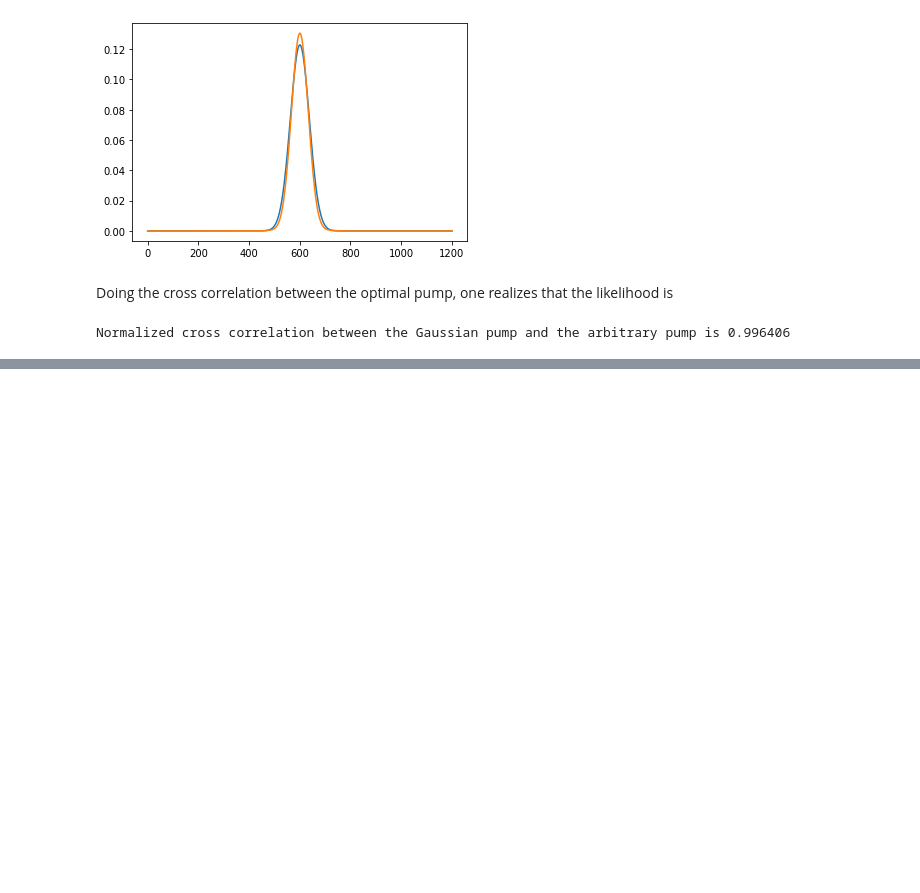
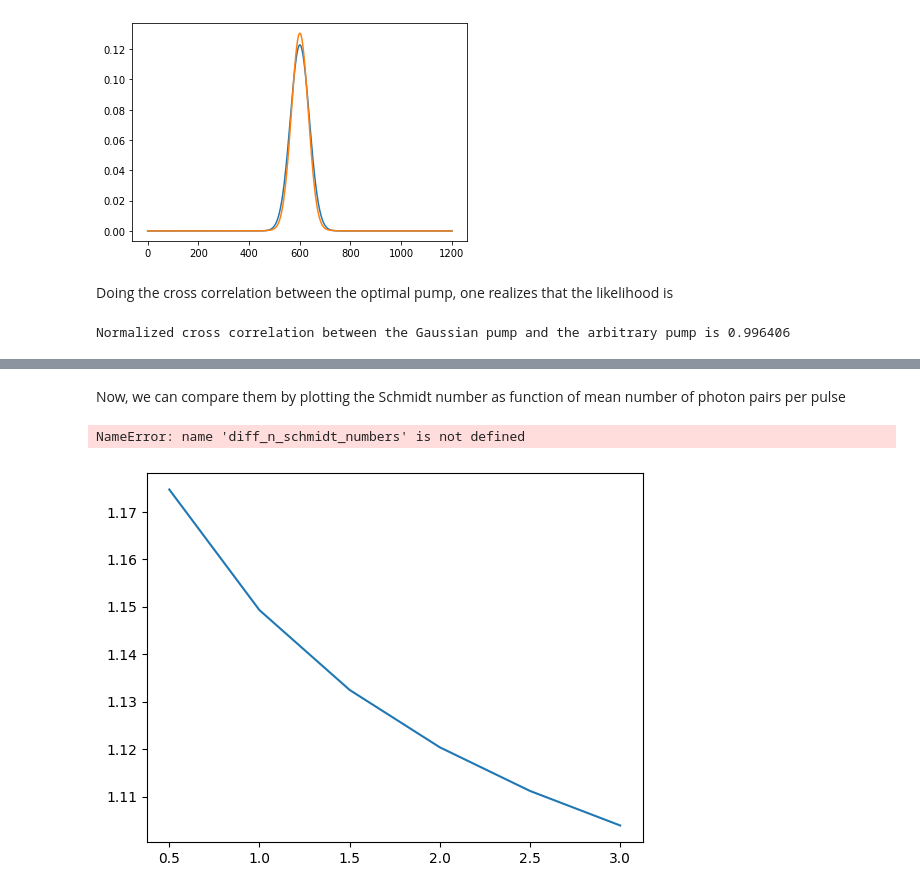
Before and after one commit to polyquantique/optimal_pumps, a Jupyter notebook: using_API.ipynb, the cells around one changed output, grey strips where cells are left out. Drawn from its saved outputs; the diff is of its cells as text; code cells hidden in the pictures; blank space fills up the shorter version.

```diff
--- a/using_API.ipynb
+++ b/using_API.ipynb
@@ -316,0 +340,3 @@ This result is interesting, because for low gain ($n \ll 1$), it has been proven
+# %%
+params = [gaussian_amplitude, gaussian_width, phase]
+gauss_solver = jaxopt.ScipyMinimize(method = "BFGS", fun=opt_gauss.get_penalty_loss, maxiter= 10, jit= False)
@@ -316,0 +356,4 @@ This result is interesting, because for low gain ($n \ll 1$), it has been proven
+# %%
+diff_n_schmidt_numbers = []
+for i in range(len(theta_per_y_N)):
+    diff_n_schmidt_numbers.append(opt_gauss.get_observables(theta_per_y_N[i], freq_range_pump, alpha, G, H, l)[1])
@@ -316,0 +362,14 @@ This result is interesting, because for low gain ($n \ll 1$), it has been proven
+# %%
+amps = [0.3845, 0.5068, 0.5856, 0.64356, 0.689181, 0.72667]
+schmidt_numbers_low = []
+for amp in amps:
+    diff_theta = [amp, width, 0.1]
+    schmidt_numbers_low.append(opt_gauss.get_observables(diff_theta, freq_range_pump, alpha, G, H, l)[1])
+# %% [markdown]
+Now, we can compare them by plotting the Schmidt number as function of mean number of photon pairs per pulse
+# %%
+plt.plot(y_Ns, schmidt_numbers_low)
+plt.plot(y_Ns, diff_n_schmidt_numbers)
+# %% [output]
+NameError: name 'diff_n_schmidt_numbers' is not defined
+[figure, added]
```
Also changed, not shown: parts of 12 cells of this notebook.
